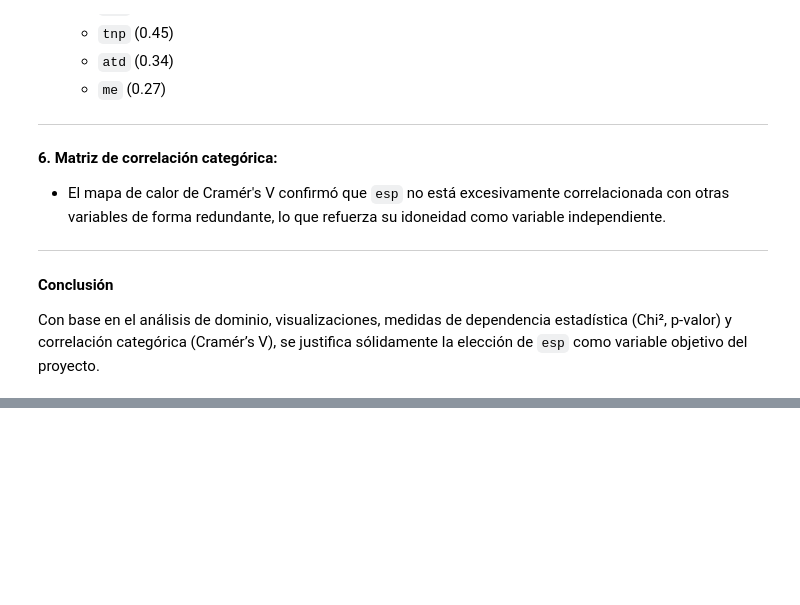
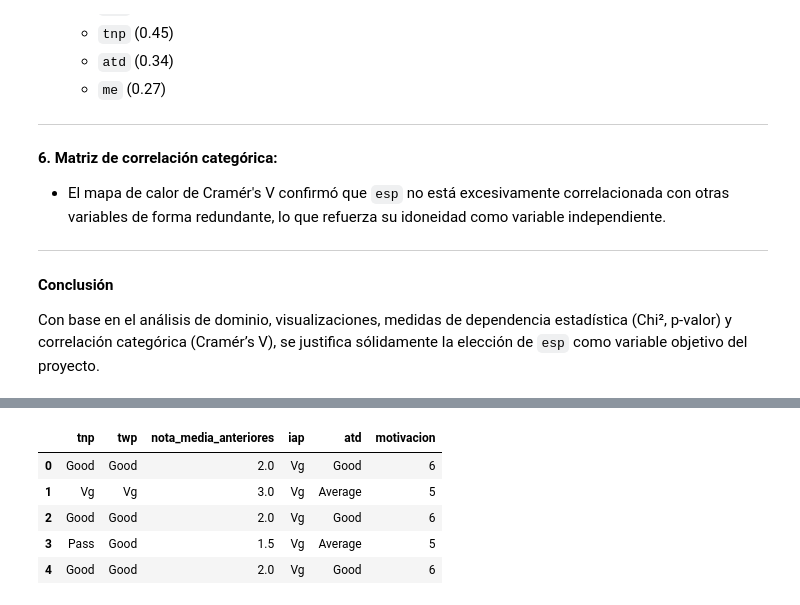
Before and after one commit to RicardoMFC/Proyecto-AA, a Jupyter notebook: Trabajo_Final.ipynb, the cells around one changed output, grey strips where cells are left out. Cells and saved outputs as stored; diff of their text form; code cells hidden in the pictures; blank space fills up the shorter version.

```diff
--- a/Trabajo_Final.ipynb
+++ b/Trabajo_Final.ipynb
@@ -452,0 +837,27 @@ Con base en el análisis de dominio, visualizaciones, medidas de dependencia est
+# %%
+# Mapeo ordinal común a todas las variables necesarias
+mapa_notas = {'Pass': 1, 'Good': 2, 'Vg': 3, 'Best': 4}
+mapa_actitudes = {'Poor': 1, 'Average': 2, 'Good': 3}
+
+# Crear copia del DataFrame para ingeniería de atributos
+df_ingenieria = df_modificado.copy()
+
+# Convertir 'tnp' y 'twp' a valores numéricos
+df_ingenieria['tnp_num'] = df_ingenieria['tnp'].map(mapa_notas)
+df_ingenieria['twp_num'] = df_ingenieria['twp'].map(mapa_notas)
+df_ingenieria['nota_media_anteriores'] = df_ingenieria[['tnp_num', 'twp_num']].mean(axis=1)
+
+# Convertir 'iap' y 'atd' a valores numéricos
+df_ingenieria['iap_num'] = df_ingenieria['iap'].map(mapa_notas)
+df_ingenieria['atd_num'] = df_ingenieria['atd'].map(mapa_actitudes)
+df_ingenieria['motivacion'] = df_ingenieria['iap_num'] + df_ingenieria['atd_num']
+
+# Mostrar las nuevas columnas
+df_ingenieria[['tnp', 'twp', 'nota_media_anteriores', 'iap', 'atd', 'motivacion']].head()
+# %% [output]
+|  | tnp | twp | nota_media_anteriores | iap | atd | motivacion |
+| 0 | Good | Good | 2.0 | Vg | Good | 6 |
+| 1 | Vg | Vg | 3.0 | Vg | Average | 5 |
+| 2 | Good | Good | 2.0 | Vg | Good | 6 |
+| 3 | Pass | Good | 1.5 | Vg | Average | 5 |
+| 4 | Good | Good | 2.0 | Vg | Good | 6 |
```
Also changed, not shown: parts of 20 cells of this notebook.
